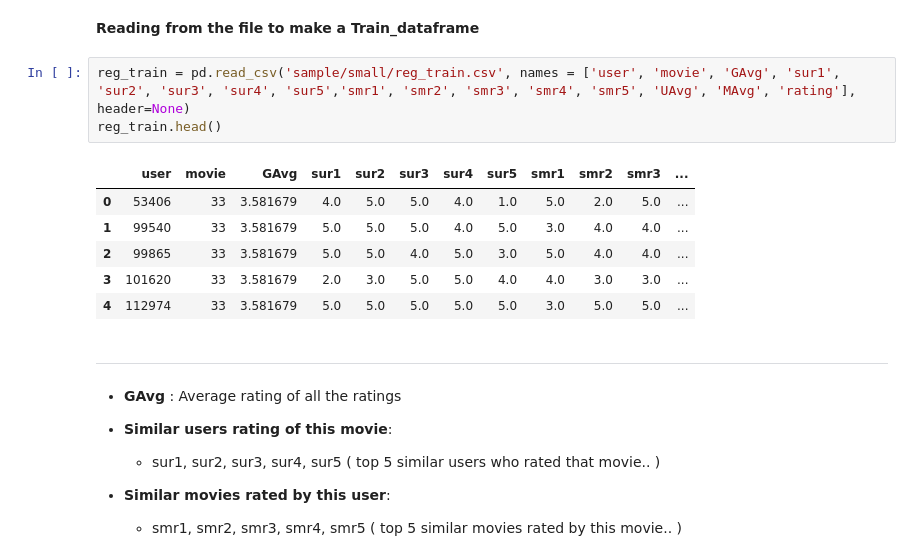
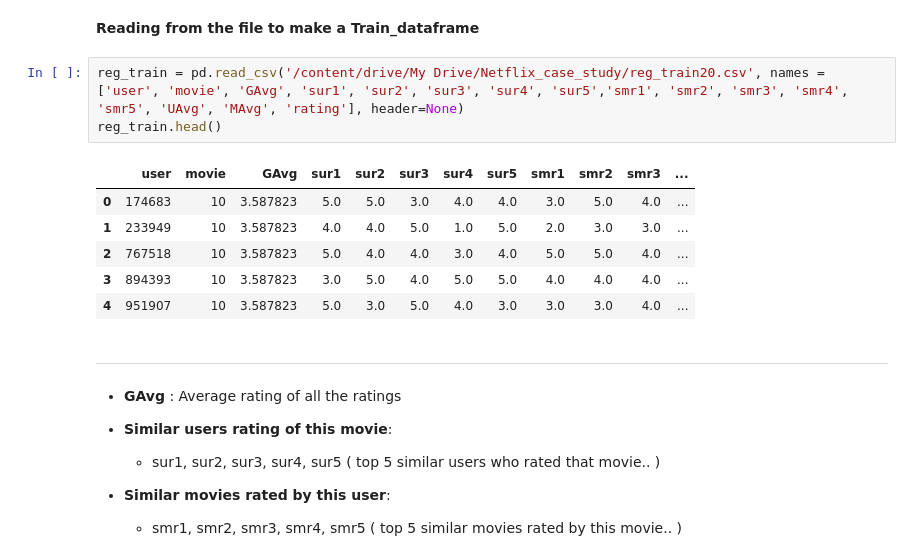
Before and after one commit to Mrjaggu/Netflix_recommendation, a Jupyter notebook: Netflix_Movie.ipynb, the cells around one changed output. Drawn from its saved outputs; the diff is of its cells as text.

```diff
--- a/Netflix_Movie.ipynb
+++ b/Netflix_Movie.ipynb
@@ -1390,15 +1413,15 @@ Done for 120000 rows----- 10:42:05.382141
 # %% [markdown]
 __Reading from the file to make a Train_dataframe__
 # %%
-reg_train = pd.read_csv('sample/small/reg_train.csv', names = ['user', 'movie', 'GAvg', 'sur1', 'sur2', 'sur3', 'sur4', 'sur5','smr1', 'smr2', 'smr3', 'smr4', 'smr5', 'UAvg', 'MAvg', 'rating'], header=None)
+reg_train = pd.read_csv('/content/drive/My Drive/Netflix_case_study/reg_train20.csv', names = ['user', 'movie', 'GAvg', 'sur1', 'sur2', 'sur3', 'sur4', 'sur5','smr1', 'smr2', 'smr3', 'smr4', 'smr5', 'UAvg', 'MAvg', 'rating'], header=None)
 reg_train.head()
 # %% [output]
 |  | user | movie | GAvg | sur1 | sur2 | sur3 | sur4 | sur5 | smr1 | smr2 | smr3 | ... |
-| 0 | 53406 | 33 | 3.581679 | 4.0 | 5.0 | 5.0 | 4.0 | 1.0 | 5.0 | 2.0 | 5.0 | ... |
-| 1 | 99540 | 33 | 3.581679 | 5.0 | 5.0 | 5.0 | 4.0 | 5.0 | 3.0 | 4.0 | 4.0 | ... |
-| 2 | 99865 | 33 | 3.581679 | 5.0 | 5.0 | 4.0 | 5.0 | 3.0 | 5.0 | 4.0 | 4.0 | ... |
-| 3 | 101620 | 33 | 3.581679 | 2.0 | 3.0 | 5.0 | 5.0 | 4.0 | 4.0 | 3.0 | 3.0 | ... |
-| 4 | 112974 | 33 | 3.581679 | 5.0 | 5.0 | 5.0 | 5.0 | 5.0 | 3.0 | 5.0 | 5.0 | ... |
+| 0 | 174683 | 10 | 3.587823 | 5.0 | 5.0 | 3.0 | 4.0 | 4.0 | 3.0 | 5.0 | 4.0 | ... |
+| 1 | 233949 | 10 | 3.587823 | 4.0 | 4.0 | 5.0 | 1.0 | 5.0 | 2.0 | 3.0 | 3.0 | ... |
+| 2 | 767518 | 10 | 3.587823 | 5.0 | 4.0 | 4.0 | 3.0 | 4.0 | 5.0 | 5.0 | 4.0 | ... |
+| 3 | 894393 | 10 | 3.587823 | 3.0 | 5.0 | 4.0 | 5.0 | 5.0 | 4.0 | 4.0 | 4.0 | ... |
+| 4 | 951907 | 10 | 3.587823 | 5.0 | 3.0 | 5.0 | 4.0 | 3.0 | 3.0 | 3.0 | 4.0 | ... |
 # %% [markdown]
 -----------------------
 
```
Also changed, not shown: parts of 60 cells of this notebook.
